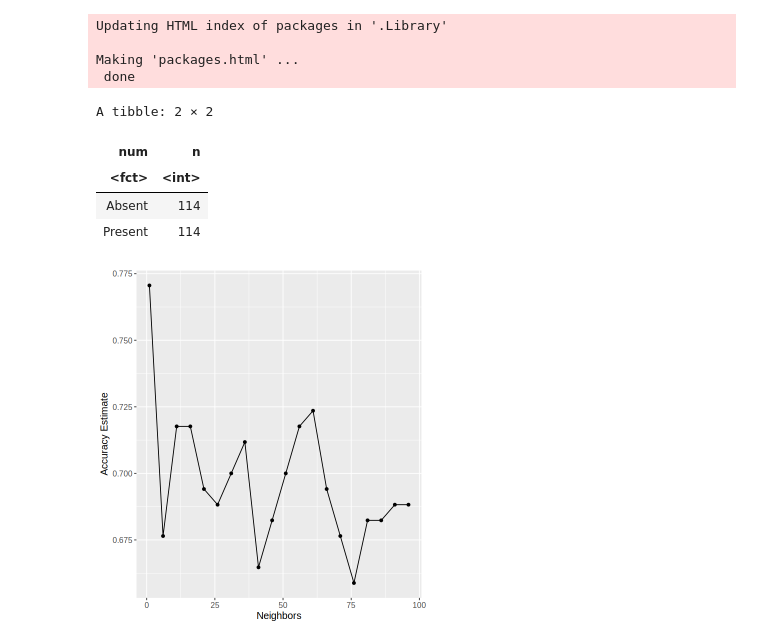
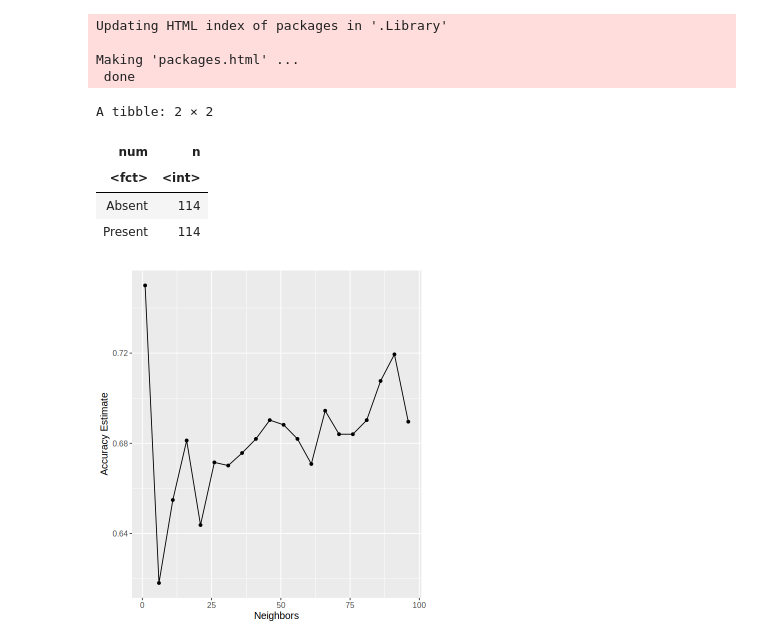
Before and after one commit to RachelCSmith/DSCI_project, a Jupyter notebook: Project_Report_Group41.ipynb, the cells around one changed output. Cells and saved outputs as stored; diff of their text form; code cells hidden in the pictures.

```diff
--- a/Project_Report_Group41.ipynb
+++ b/Project_Report_Group41.ipynb
@@ -176,34 +168,34 @@ knn_spec <- nearest_neighbor(weight_func = "rectangular", neighbors = tune()) |>
 set_engine("kknn") |>
 set_mode("classification")
 
 #Cross Validation (what number of folds should we do here?)
-cleveland_vfold <- vfold_cv(cleveland_train, v = 5, strata = num)
+cleveland_vfold <- vfold_cv(cleveland_train, v = 10, strata = num)
 
 k_vals <- tibble(neighbors = seq(from = 1, to = 100, by = 5))
 
 knn_results <- workflow() |>
 add_recipe(cleveland_recipe_scale) |>
 add_model(knn_spec) |>
 tune_grid(resamples = cleveland_vfold, grid = k_vals) |>
 collect_metrics()
 
 accuracies <- knn_results |>
 filter(.metric == "accuracy")
 
 #Plot for choosing K
 accuracy_vs_k <- ggplot(accuracies, aes(x = neighbors, y = mean)) +
 geom_point() +
 geom_line() +
 labs(x = "Neighbors", y = "Accuracy Estimate") +
 theme(text = element_text(size = 12))
 
 accuracy_vs_k
 # %% [output]
 A tibble: 2 × 2
 | num | n |
 | <fct> | <int> |
 | Absent | 114 |
 | Present | 114 |
-[figure, old version]
+[figure, new version]
 # %%
 # Make K = 61? Unsure why there is a huge peak at K=1
```
Also changed, not shown: parts of 9 cells of this notebook.
